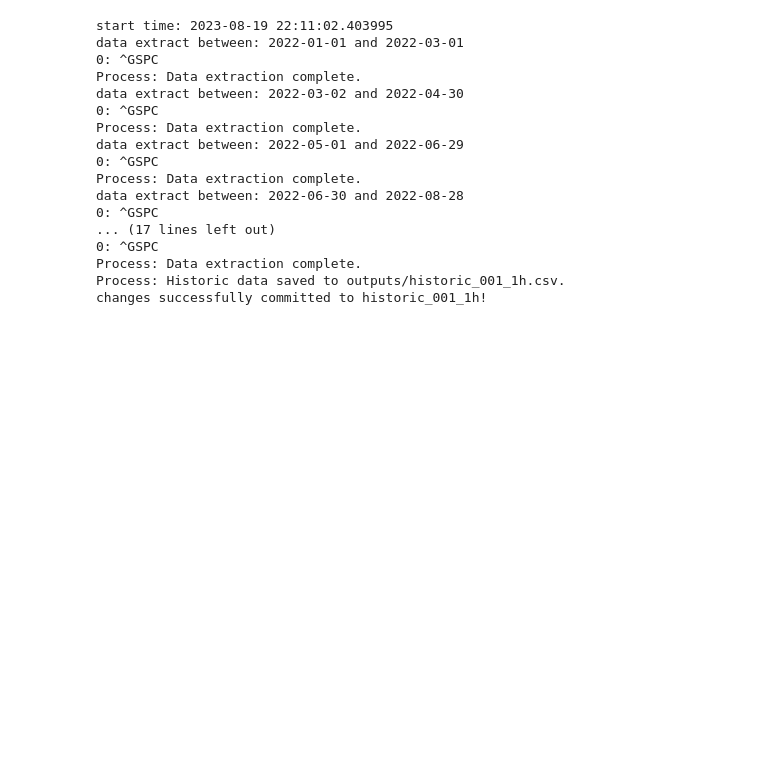
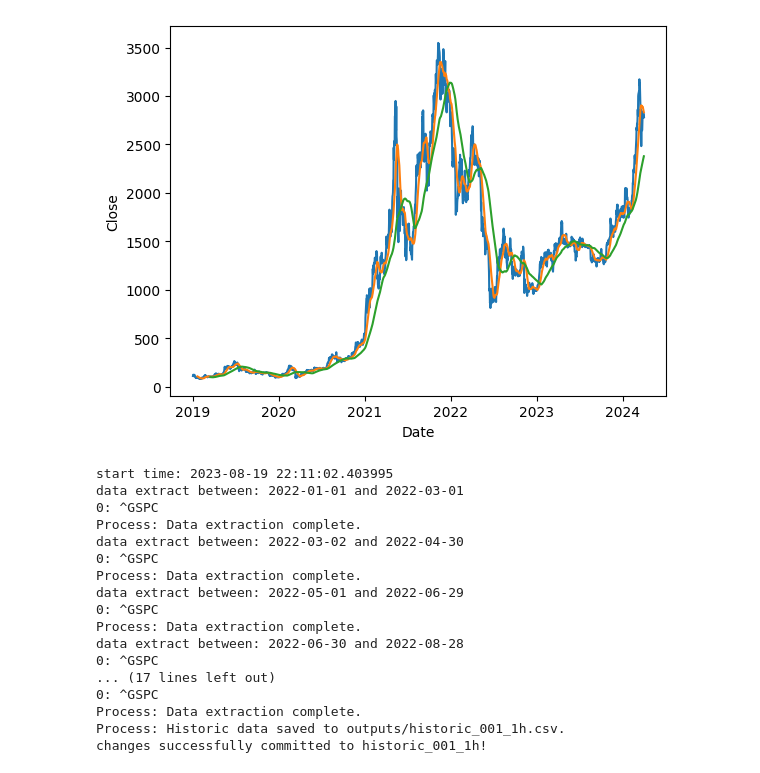
Before and after one commit to HdamaGIT/daman-trading, a Jupyter notebook: trading_system/main.ipynb, the cells around one changed output. Cells and saved outputs as stored; diff of their text form; code cells hidden in the pictures; blank space fills up the shorter version.

```diff
--- a/trading_system/main.ipynb
+++ b/trading_system/main.ipynb
@@ -12,0 +94,4 @@ from master_func import master
+# %%
+plot(pd.DataFrame(dic['ETH-GBP']))
+# %% [output]
+[figure, added]
```
Also changed, not shown: parts of 15 cells of this notebook, 50 other files.
